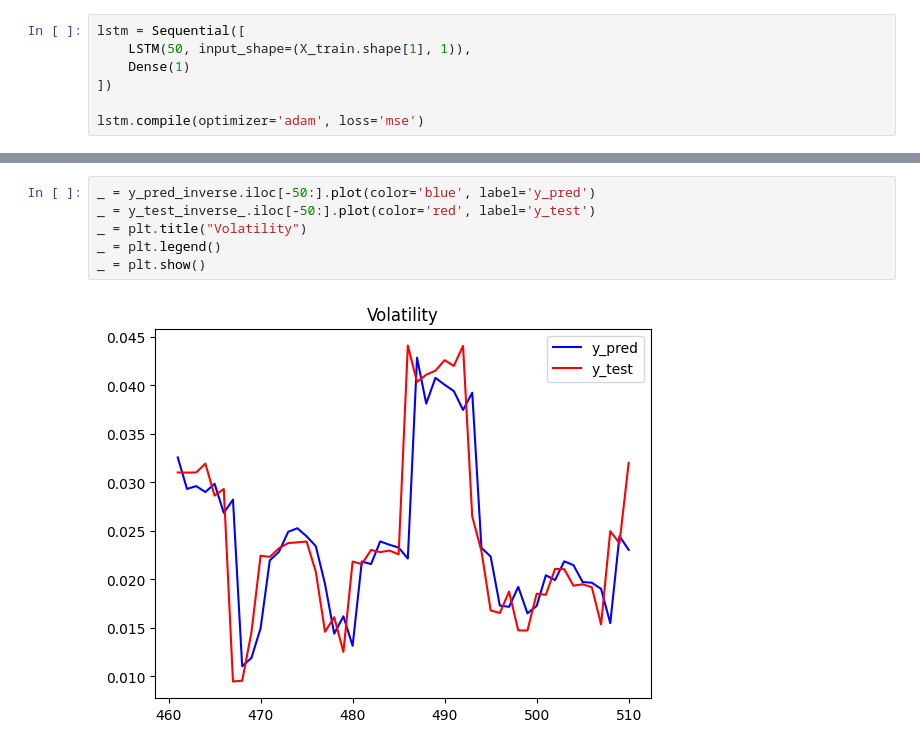
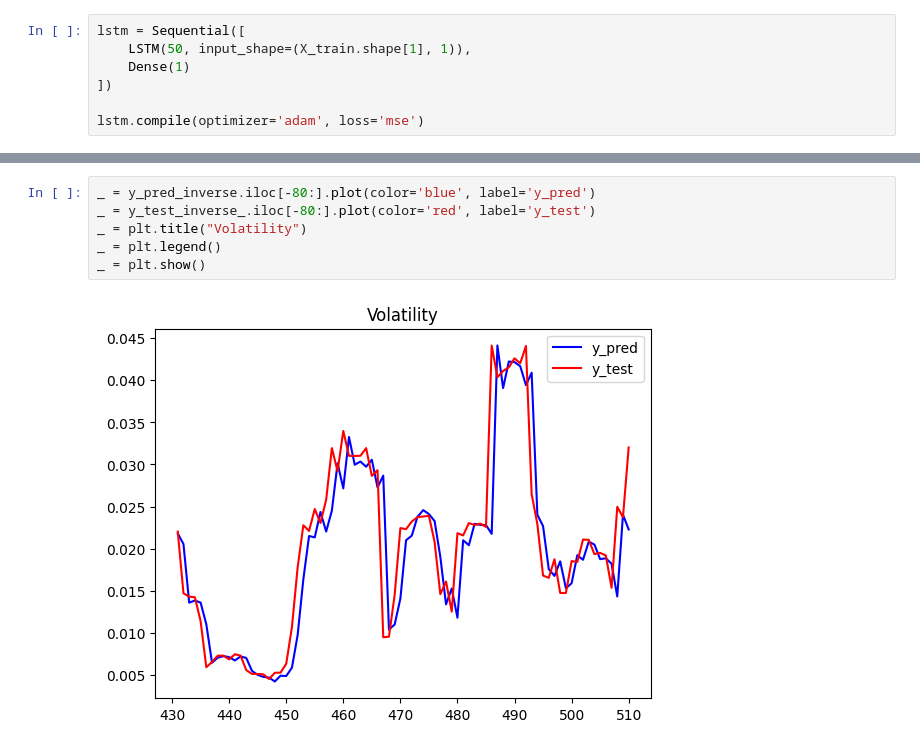
Before and after one commit to frankli073/variance_prediction, a Jupyter notebook: models/lstm.ipynb, the cells around one changed output, grey strips where cells are left out. Cells and saved outputs as stored; diff of their text form.

Commit message:
Update Test Results

```diff
--- a/models/lstm.ipynb
+++ b/models/lstm.ipynb
@@ -91,8 +91,8 @@ _ = plt.show()
 # %%
-_ = y_pred_inverse.iloc[-50:].plot(color='blue', label='y_pred')
-_ = y_test_inverse_.iloc[-50:].plot(color='red', label='y_test')
+_ = y_pred_inverse.iloc[-80:].plot(color='blue', label='y_pred')
+_ = y_test_inverse_.iloc[-80:].plot(color='red', label='y_test')
 _ = plt.title("Volatility")
 _ = plt.legend()
 _ = plt.show()
 # %% [output]
-[figure, old version]
+[figure, new version]
```
Also changed, not shown: parts of 2 cells of this notebook, 1 other file.
